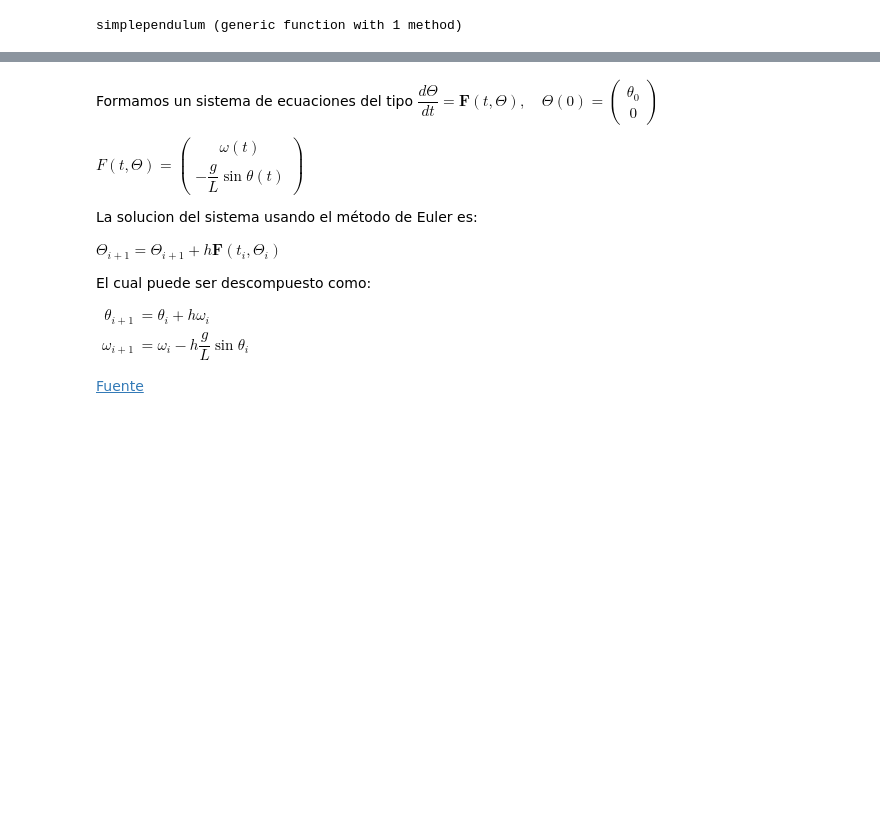
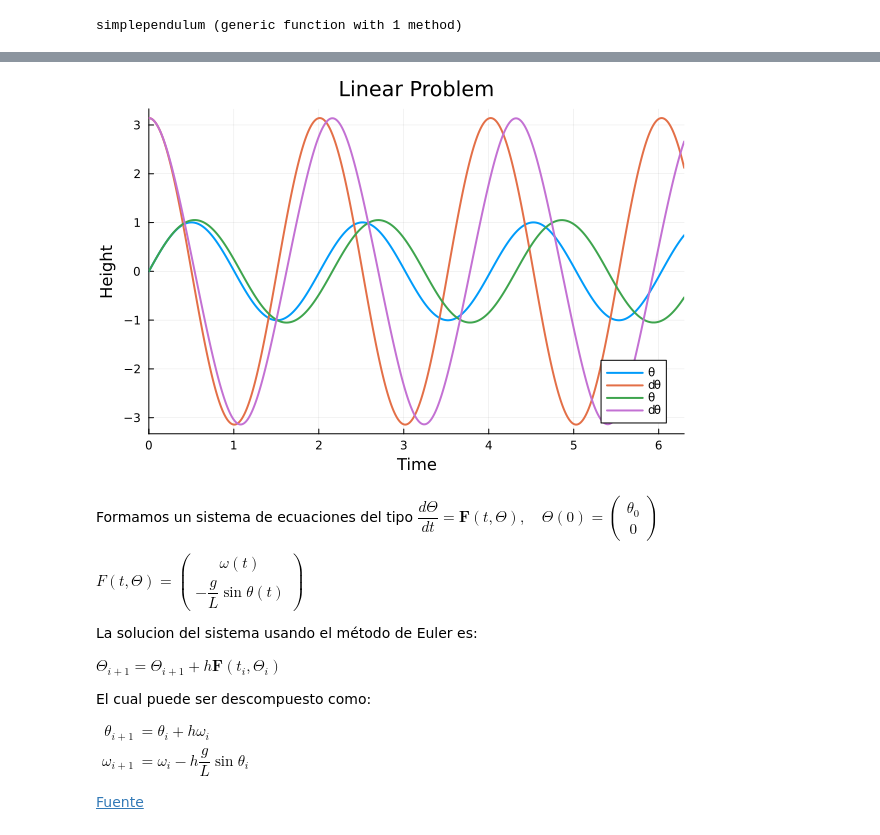
Before and after one commit to sherna90/computacion_numerica, a Jupyter notebook: 10-Ecuaciones_Diferenciales.ipynb, the cells around one changed output, grey strips where cells are left out. Cells and saved outputs as stored; diff of their text form; code cells hidden in the pictures; blank space fills up the shorter version.

```diff
--- a/10-Ecuaciones_Diferenciales.ipynb
+++ b/10-Ecuaciones_Diferenciales.ipynb
@@ -143,3 +196,28 @@ simplependulum (generic function with 1 method)
+# %%
+function linearpendulum(du,u,p,t)
+    θ  = u[1]
+    dθ = u[2]
+    du[1] = dθ
+    du[2] = -(g/L)*θ
+    return du
+end
+
+#Initial Conditions
+u_0 = [0,π];
+tspan = (0.0,6.3);
+prob = ODEProblem(simplependulum, u_0, tspan)
+prob_linear = ODEProblem(linearpendulum, u_0, tspan)
+
+sol = solve(prob,Trapezoid())
+sol_linear = solve(prob_linear, Trapezoid())
+
+#Plot
+plot(sol_linear, linewidth = 2, title = "Linear Problem", xaxis = "Time",
+    yaxis = "Height", label = ["\\theta" "d\\theta"])
+plot!(sol, linewidth = 2, xaxis = "Time",
+    yaxis = "Height", label = ["\\theta" "d\\theta"])
+# %% [output]
+[figure, added]
 # %% [markdown]
 Formamos un sistema de ecuaciones del tipo
 $\dfrac{d \Theta}{d t}=\mathbf{F}(t, \Theta), \quad \Theta(0)=\left(\begin{array}{c}
```
Also changed, not shown: parts of 8 cells of this notebook.
